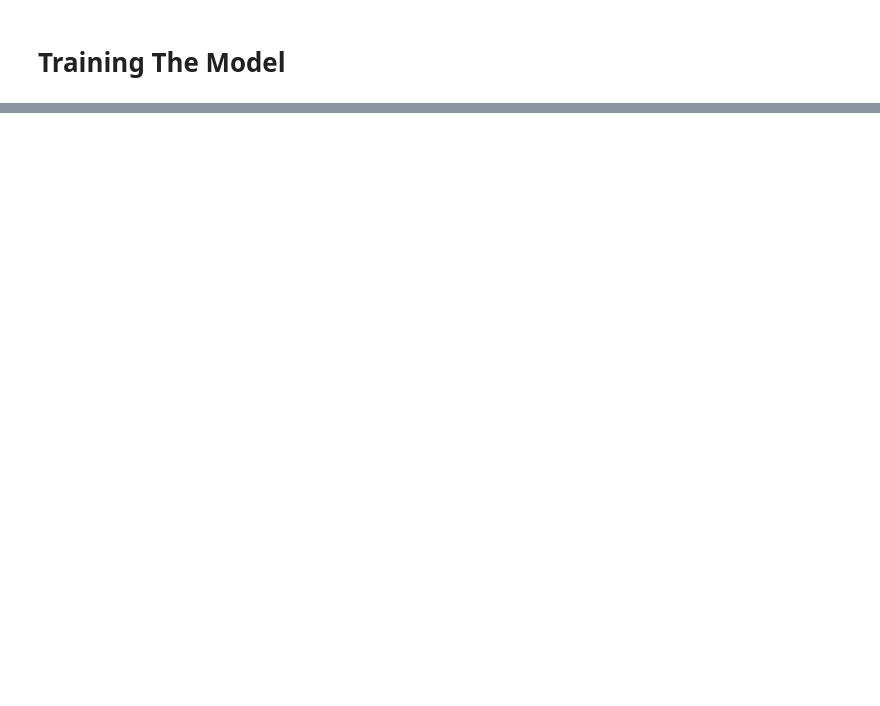
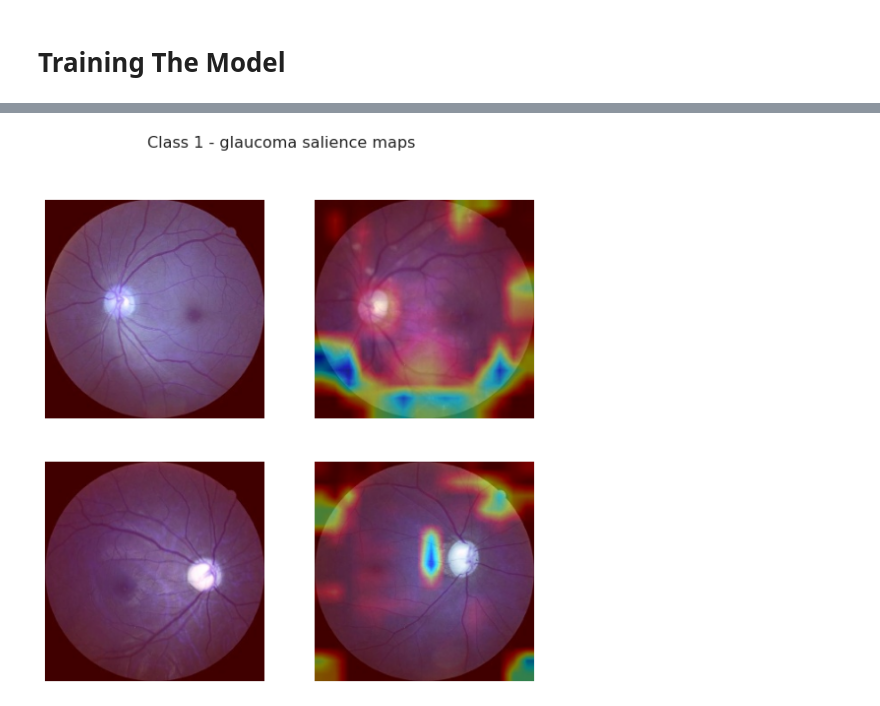
Before and after one commit to djvaroli/kaggle_retinal_disease_detection, a Jupyter notebook: notebooks/notebook.ipynb, the cells around one changed output, grey strips where cells are left out. Drawn from its saved outputs; the diff is of its cells as text; code cells hidden in the pictures; blank space fills up the shorter version.

```diff
--- a/notebooks/notebook.ipynb
+++ b/notebooks/notebook.ipynb
@@ -308,0 +620,3 @@ Created in <span style='font-weight:600;margin-left:4px;'>Deepnote</span></a>
+# %%
+with open(metrics_directory / f"{model.name}_metrics_05-08-2021.json", "r+") as f:
+    metrics = json.load(f)
@@ -308,0 +702,32 @@ Created in <span style='font-weight:600;margin-left:4px;'>Deepnote</span></a>
+# %%
+def plot_random_images_with_salience_maps(
+    class_label: str,
+    directory: str = "images_with_features/val",
+    n: int = 4,
+    seed: int = 10
+):
+  np.random.seed(seed)
+  full_path = Path(directory) / class_label
+  files = os.listdir(full_path)
+  image_files = []
+
+  for f in files:
+    if f.endswith(".jpg") is False:
+      continue
+
+    if np.random.uniform(0, 1.0) > 0.5:
+      image_path = os.path.join(full_path, f)
+      image_files.append(image_path)
+
+    if len(image_files) == n:
+      break
+
+  fig, axs = plt.subplots(n//2, 2, figsize=(9,9))
+  for i, ax in enumerate(axs.flatten()):
+    img = cv2.imread(image_files[i])
+    ax.imshow(img)
+    ax.axis("off")
+
+  label_to_class = {str(v):k for k,v in class_labels.items()}
+  fig.suptitle(f"Class {class_label} - {label_to_class.get(class_label)} salience maps", fontsize=16)
+  fig.show()
@@ -308,0 +738,4 @@ Created in <span style='font-weight:600;margin-left:4px;'>Deepnote</span></a>
+# %%
+plot_random_images_with_salience_maps("1", seed=9)
+# %% [output]
+[figure, added]
```
Also changed, not shown: parts of 87 cells of this notebook.
